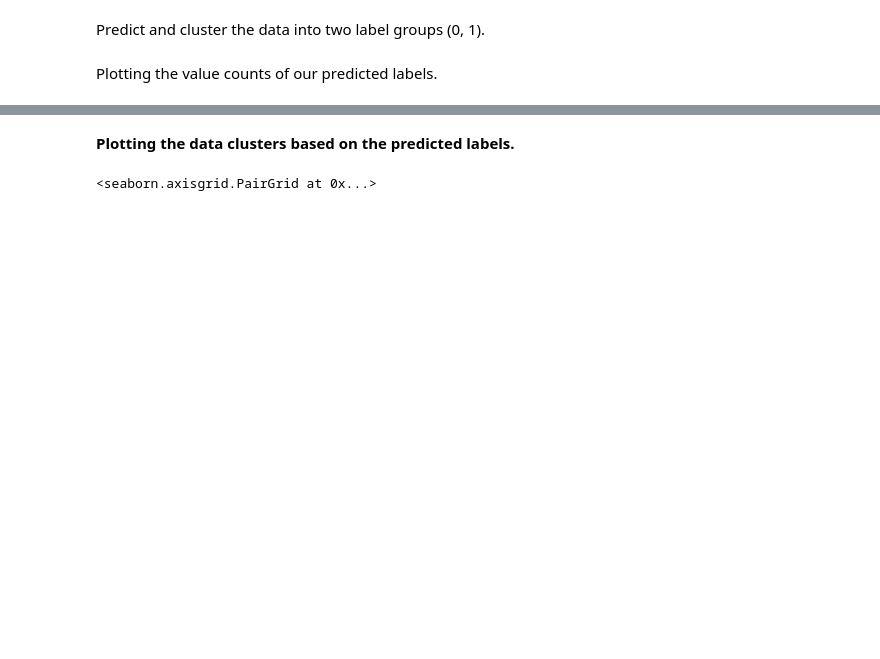
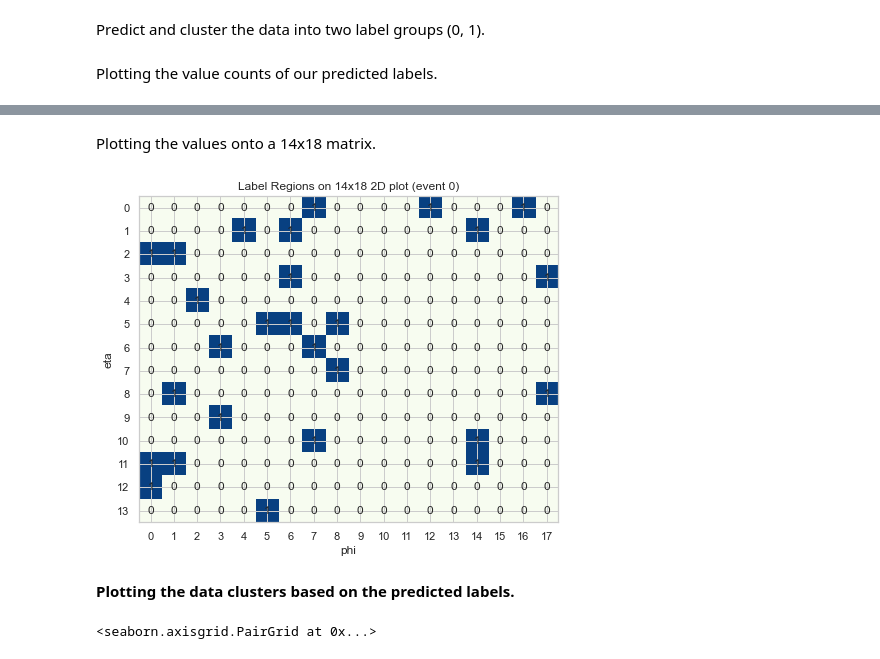
Before and after one commit to SridharaDasu/CMSMLProjectData, a Jupyter notebook: Event_Clustering.ipynb, the cells around one changed output, grey strips where cells are left out. Saved outputs shown, nothing was run; the diff lists cells and outputs as text; code cells hidden in the pictures; blank space fills up the shorter version.

```diff
--- a/Event_Clustering.ipynb
+++ b/Event_Clustering.ipynb
@@ -458,0 +449,4 @@ data['Label'].value_counts().plot(kind = 'bar');
+# %%
+# Convert the series into a 14x18 matrix
+x_label = np.array(data['Label'])
+matrix_label = np.asmatrix(x_label)
@@ -459,3 +456,24 @@ data['Label'].value_counts().plot(kind = 'bar');
+# %% [markdown]
+Plotting the values onto a 14x18 matrix.
+# %%
+fig, ax = plt.subplots(figsize = (18, 6))
+mat = ax.imshow(matrix_label, cmap='GnBu', interpolation='nearest')
+
+# Set attributes
+plt.ylabel("eta")
+plt.xlabel("phi")
+plt.yticks(range(matrix_label.shape[0]))
+plt.xticks(range(matrix_label.shape[1]))
+plt.title('Label Regions on 14x18 2D plot (event 0)')
+
+# this places 0 or 1 centered in the individual squares
+for x in range(matrix_label.shape[0]):
+    for y in range(matrix_label.shape[1]):
+        ax.annotate(str(matrix_label[x, y])[0], xy=(y, x),
+                    horizontalalignment='center', verticalalignment='center')
+plt.show()
+# %% [output]
+[figure, added]
 # %% [markdown]
 **Plotting the data clusters based on the predicted labels.**
 # %%
```
Also changed, not shown: parts of 36 cells of this notebook.
